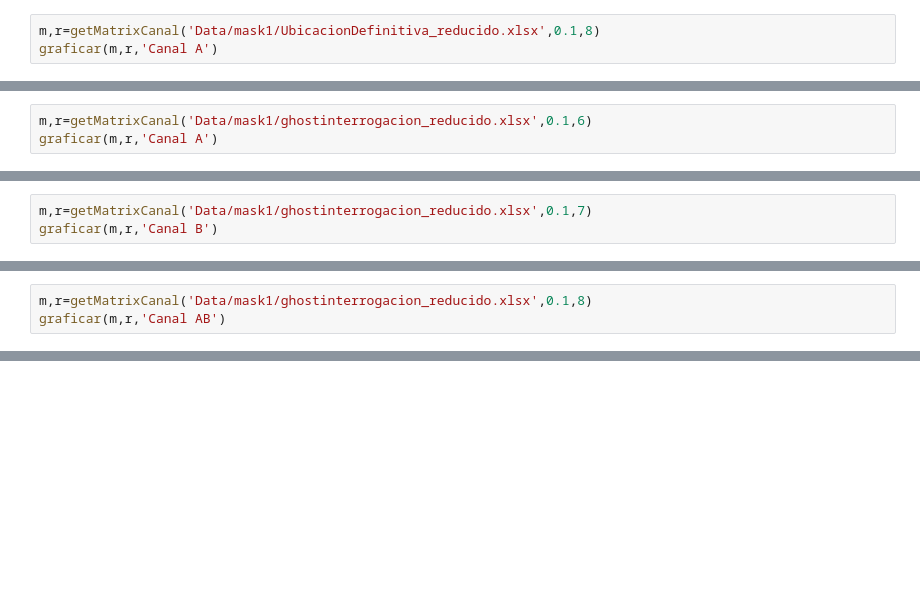
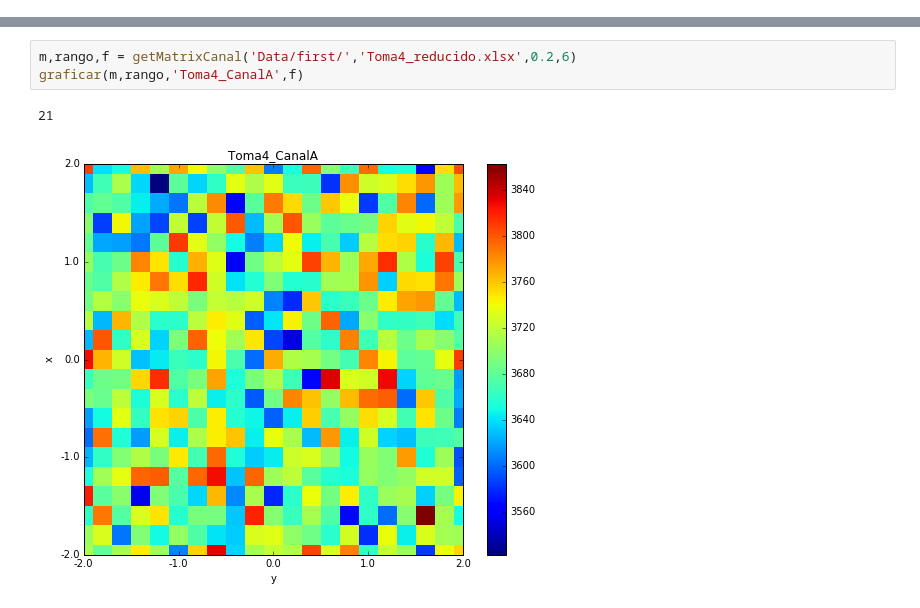
Before and after one commit to juannnesss/Tesis, a Jupyter notebook: Python/matrix.ipynb, the cells around one changed output, grey strips where cells are left out. Saved outputs shown, nothing was run; the diff lists cells and outputs as text; blank space fills up the shorter version.

```diff
--- a/Python/matrix.ipynb
+++ b/Python/matrix.ipynb
@@ -154,3 +0,0 @@ graficar(m,r,'Canal A')
-# %%
-m,r=getMatrixCanal('Data/mask1/UbicacionDefinitiva_reducido.xlsx',0.1,8)
-graficar(m,r,'Canal A')
@@ -160,3 +0,0 @@ graficar(m,r,'Canal A')
-# %%
-m,r=getMatrixCanal('Data/mask1/ghostinterrogacion_reducido.xlsx',0.1,6)
-graficar(m,r,'Canal A')
@@ -166,3 +0,0 @@ graficar(m,r,'Canal A')
-# %%
-m,r=getMatrixCanal('Data/mask1/ghostinterrogacion_reducido.xlsx',0.1,7)
-graficar(m,r,'Canal B')
@@ -172,3 +0,0 @@ graficar(m,r,'Canal B')
-# %%
-m,r=getMatrixCanal('Data/mask1/ghostinterrogacion_reducido.xlsx',0.1,8)
-graficar(m,r,'Canal AB')
@@ -177,0 +157,6 @@ graficar(m,r,'Canal AB')
+# %%
+m,rango,f = getMatrixCanal('Data/first/','Toma4_reducido.xlsx',0.2,6)
+graficar(m,rango,'Toma4_CanalA',f)
+# %% [output]
+21
+[figure, added]
```
Also changed, not shown: parts of 45 cells of this notebook, 31 other files.
